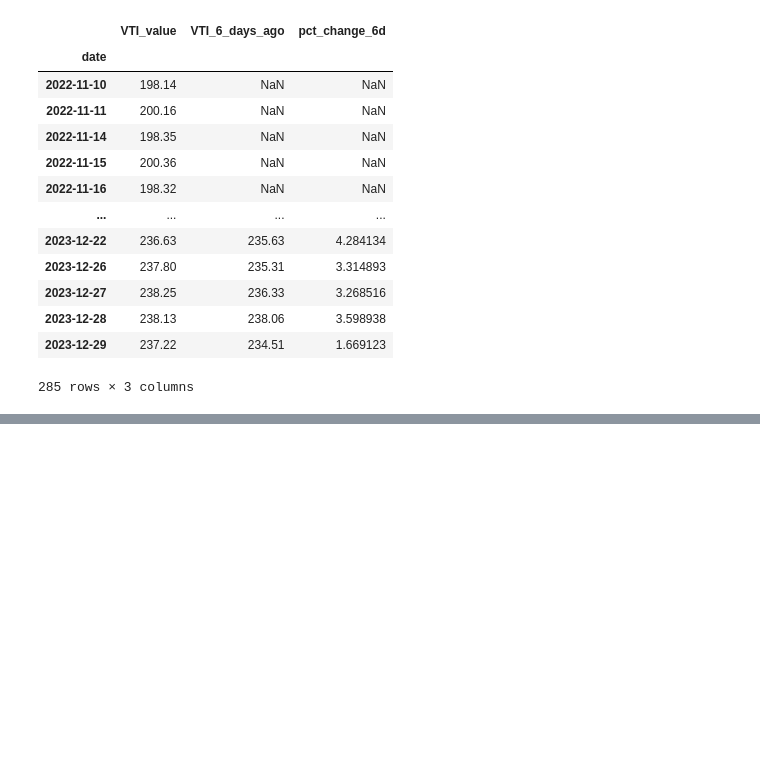
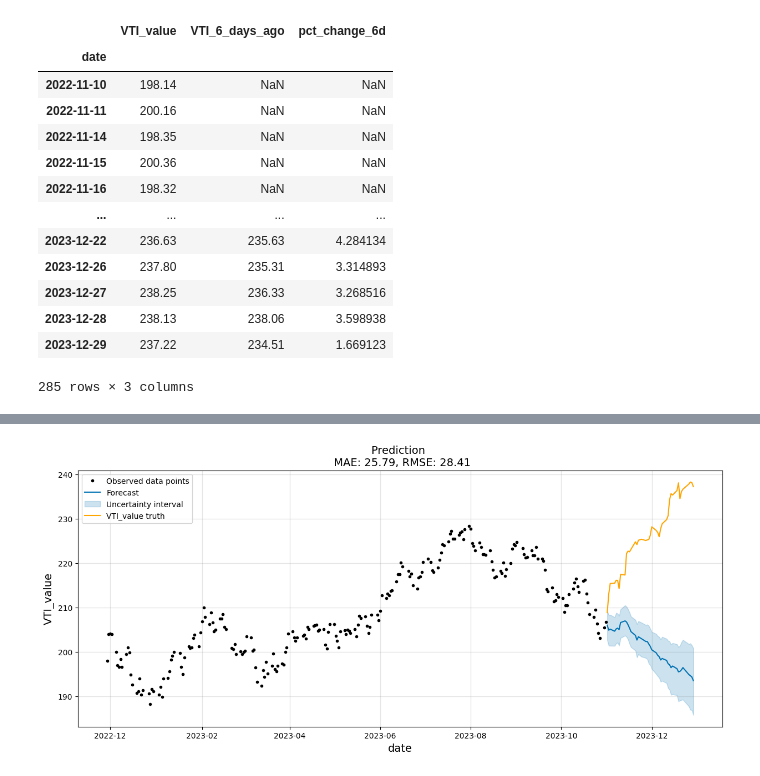
Before and after one commit to diegomacaya/proyecto_DataScience_DMS, a Jupyter notebook: src/Proyecto Data Science.ipynb, the cells around one changed output, grey strips where cells are left out. Cells and saved outputs as stored; diff of their text form; code cells hidden in the pictures; blank space fills up the shorter version.

Commit message:
Creado modelo multivariante

```diff
--- a/src/Proyecto Data Science.ipynb
+++ b/src/Proyecto Data Science.ipynb
@@ -672,0 +727,26 @@ plt.show()
+# %%
+from prophet import Prophet
+from sklearn.metrics import mean_absolute_error, mean_squared_error
+import math
+from colorama import Fore
+
+# Train the model
+model = Prophet()
+model.add_regressor('IPC_value')
+model.add_regressor('pct_change_6d')
+model.add_regressor('TPM_var')
+model.add_regressor('TDES_var')
+model.add_regressor('IPC_var')
+model.add_regressor('BC_var')
+
+# Fit the model with train set
+model.fit(train)
+
+# Predict on valid set
+y_pred = model.predict(x_valid)
+
+# Calcuate metrics
+score_mae = mean_absolute_error(y_valid, y_pred['yhat'])
+score_rmse = math.sqrt(mean_squared_error(y_valid, y_pred['yhat']))
+
+print(Fore.GREEN + 'RMSE: {}'.format(score_rmse))
@@ -672,0 +758,16 @@ plt.show()
+# %%
+# Plot the forecast
+f, ax = plt.subplots(1)
+f.set_figheight(6)
+f.set_figwidth(15)
+
+model.plot(y_pred, ax=ax)
+sns.lineplot(x=x_valid['ds'], y=y_valid['y'], ax=ax, color='orange', label='VTI_value truth') #navajowhite
+
+ax.set_title(f'Prediction \n MAE: {score_mae:.2f}, RMSE: {score_rmse:.2f}', fontsize=14)
+ax.set_xlabel(xlabel='date', fontsize=14)
+ax.set_ylabel(ylabel='VTI_value', fontsize=14)
+
+plt.show()
+# %% [output]
+[figure, added]
```
Also changed, not shown: parts of 13 cells of this notebook, 1 other file.
